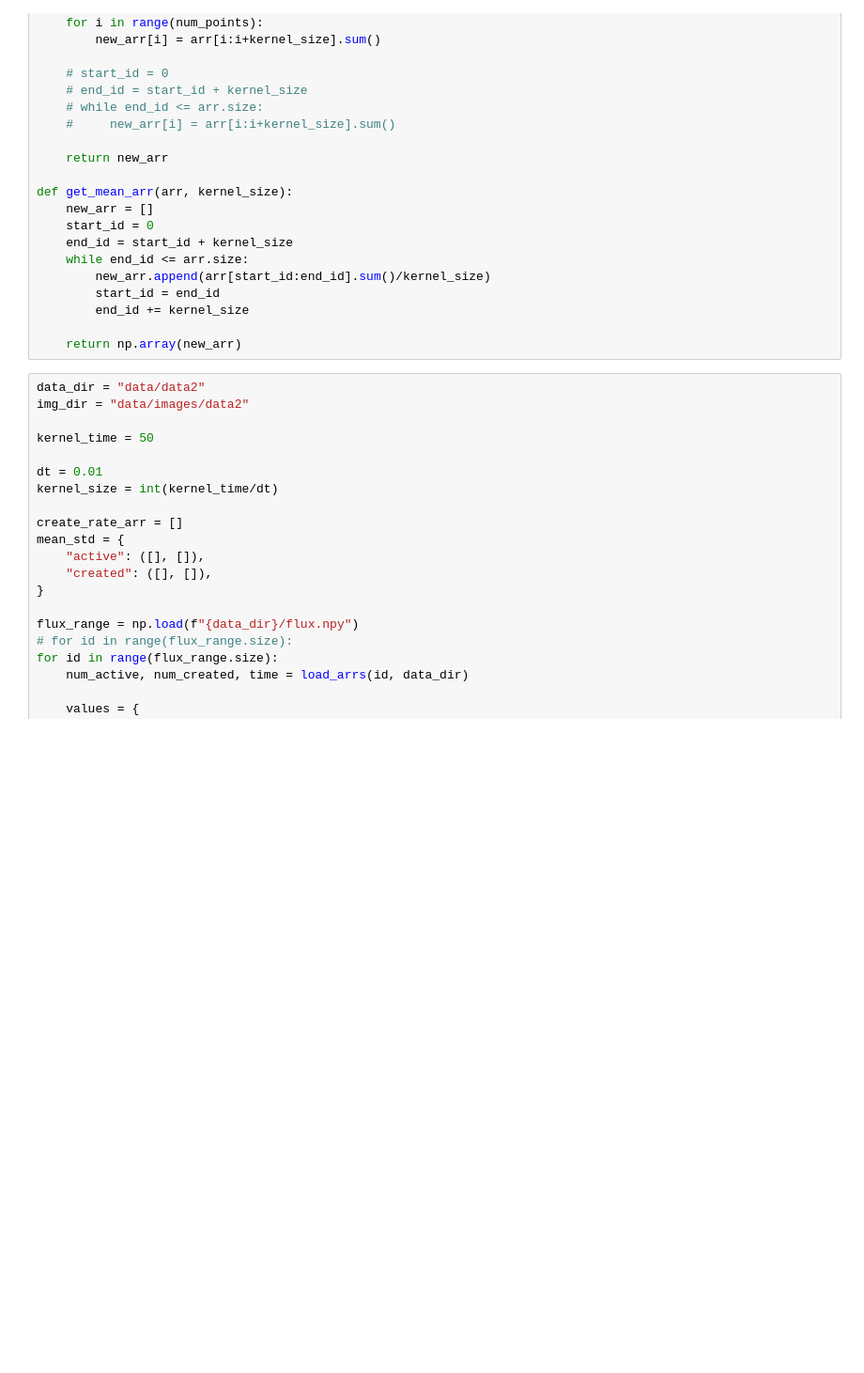
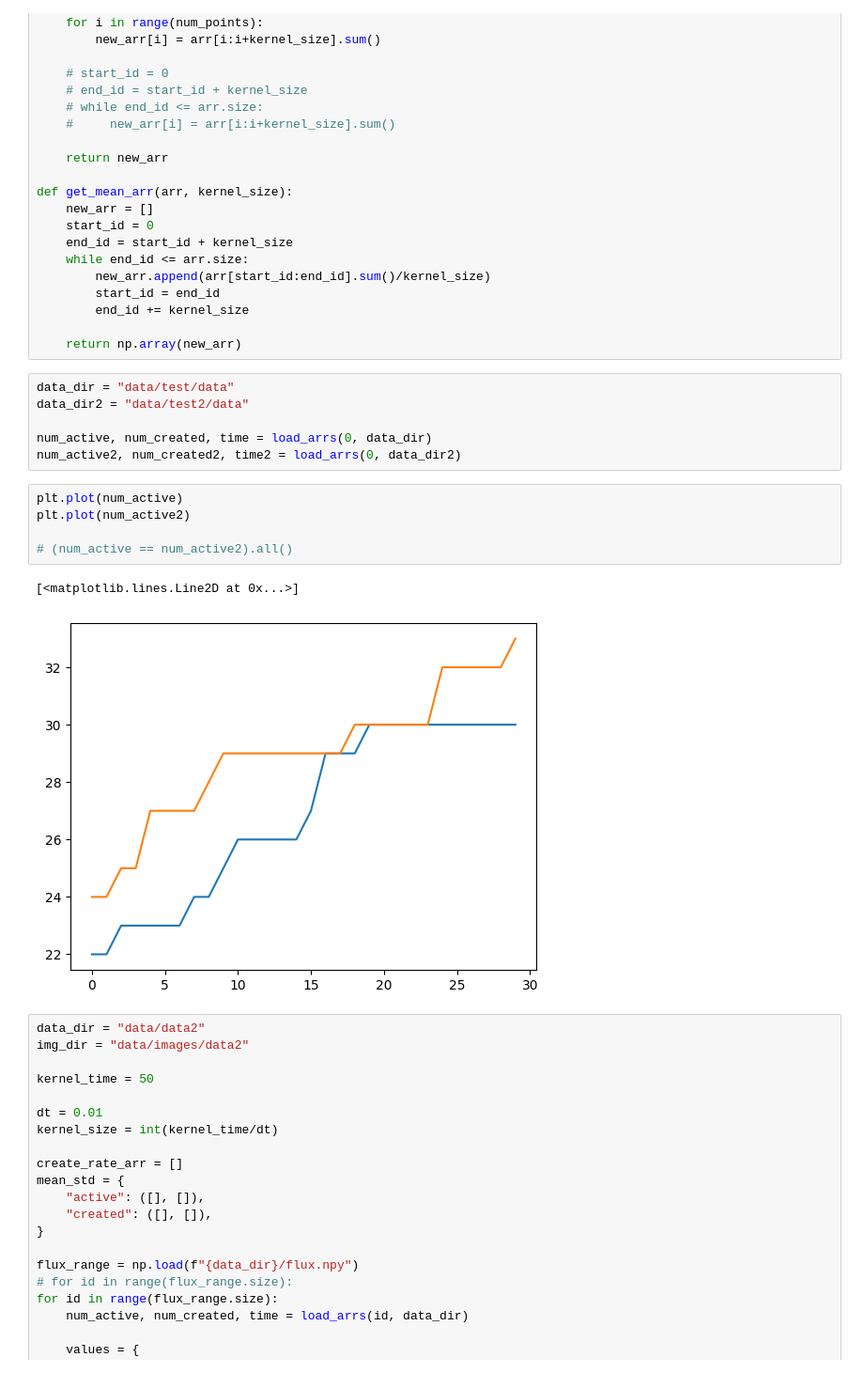
Before and after one commit to marcos1561/phystem, a Jupyter notebook: examples/ring/flux_creation_rate/main.ipynb, the cells around one changed output. Shown: that part at 94% size. Drawn from its saved outputs; the diff is of its cells as text; blank space fills up the shorter version.

```diff
--- a/examples/ring/flux_creation_rate/main.ipynb
+++ b/examples/ring/flux_creation_rate/main.ipynb
@@ -37,6 +37,20 @@ def get_mean_arr(arr, kernel_size):
         end_id += kernel_size
 
     return np.array(new_arr)
+# %%
+data_dir = "data/test/data"
+data_dir2 = "data/test2/data"
+
+num_active, num_created, time = load_arrs(0, data_dir)
+num_active2, num_created2, time2 = load_arrs(0, data_dir2)
+# %%
+plt.plot(num_active)
+plt.plot(num_active2)
+
+# (num_active == num_active2).all()
+# %% [output]
+[<matplotlib.lines.Line2D at 0x...>]
+[figure, added]
 # %%
 data_dir = "data/data2"
 img_dir = "data/images/data2"
```
Also changed, not shown: 10 other files.
